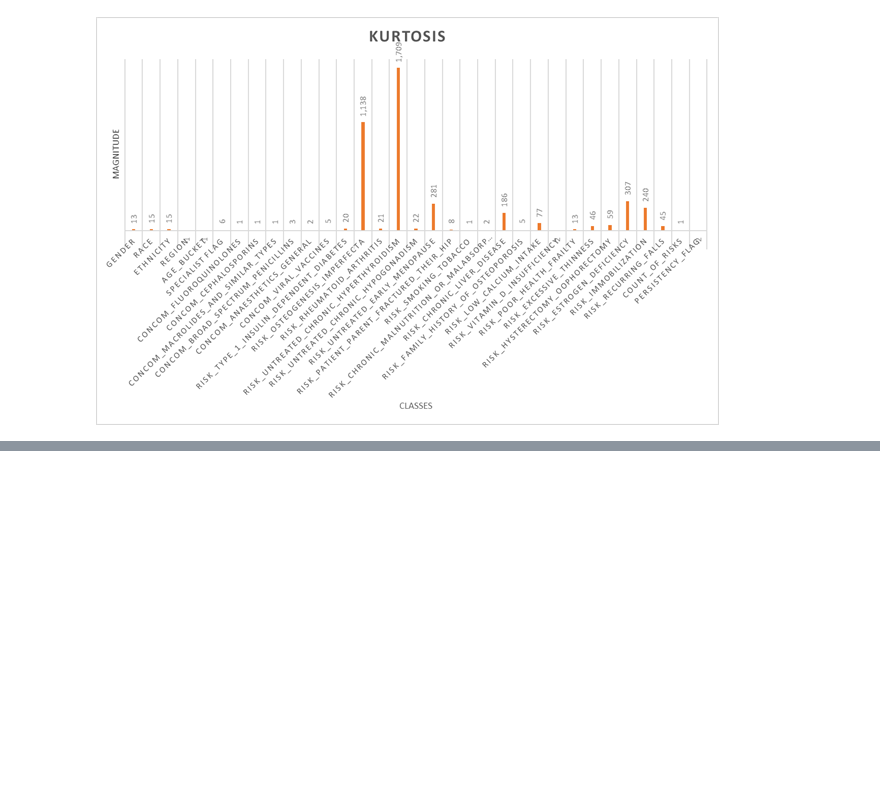
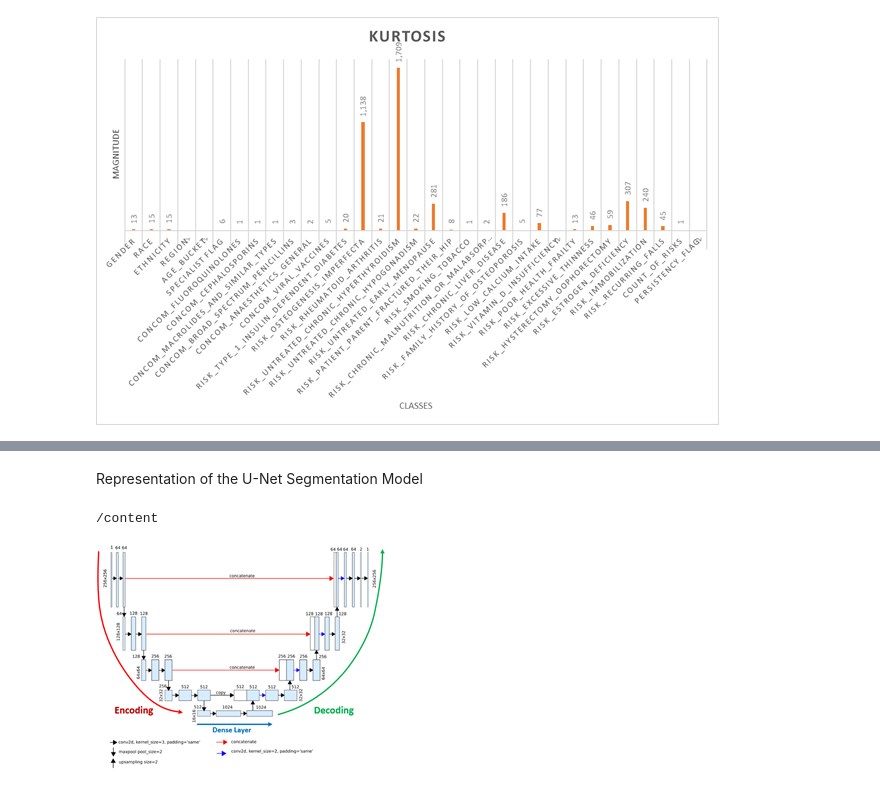
Before and after one commit to m-odeh/Persistency-of-a-drug, a Jupyter notebook: Week 9/EDA_Pipeline2.ipynb, the cells around one changed output, grey strips where cells are left out. Saved outputs shown, nothing was run; the diff lists cells and outputs as text; code cells hidden in the pictures; blank space fills up the shorter version.

```diff
--- a/Week 9/EDA_Pipeline2.ipynb
+++ b/Week 9/EDA_Pipeline2.ipynb
@@ -204,0 +258,8 @@ PIL.Image.open('Kurtosis.png')
+# %% [markdown]
+Representation of the U-Net Segmentation Model
+# %%
+%cd /content/
+PIL.Image.open('Unet_Model.png')
+# %% [output]
+/content
+[figure, added]
```
Also changed, not shown: parts of 31 cells of this notebook, 1 other file.
